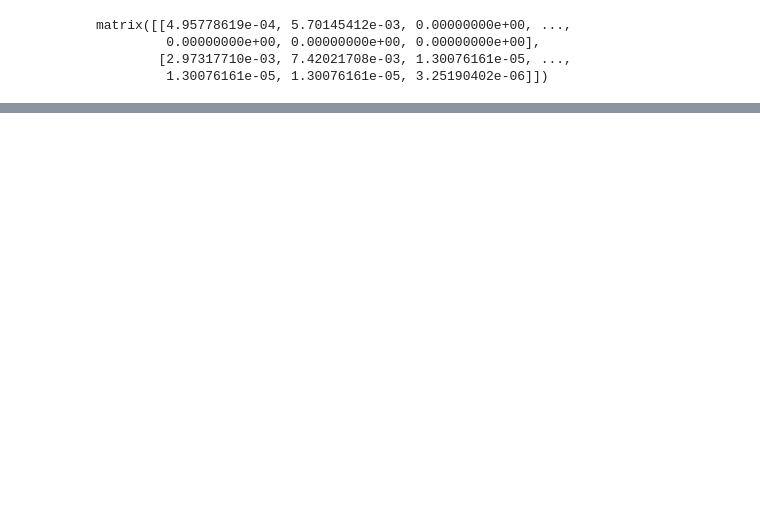
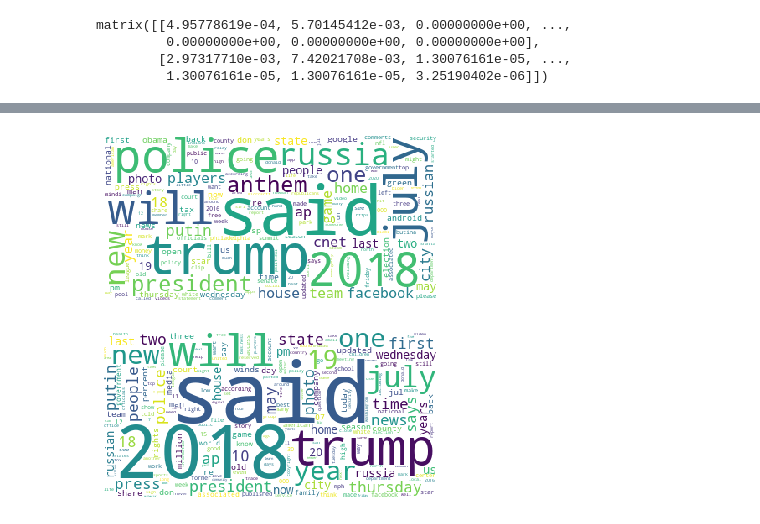
Before and after one commit to harin/cudsi-capstone-2019, a Jupyter notebook: clustering/doc2vec_clustering_evaluated.ipynb, the cells around one changed output, grey strips where cells are left out. Cells and saved outputs as stored; diff of their text form; code cells hidden in the pictures; blank space fills up the shorter version.

```diff
--- a/clustering/doc2vec_clustering_evaluated.ipynb
+++ b/clustering/doc2vec_clustering_evaluated.ipynb
@@ -378,7 +380,5 @@ concat_labeled_articles = list(labeled_articles[['text','prediction']].groupby([
 # %%
 from sklearn.feature_extraction.text import TfidfVectorizer
-
-def avg_tfidf()
 vectorizer = TfidfVectorizer()
 vectors = vectorizer.fit_transform(concat_labeled_articles)
 # %%
@@ -408,0 +414,5 @@ for i in range(0, len(tfidfs)):
+# %%
+def avg_tfidf(clustered_articles):
+    vectorizer = TfidfVectorizer()
+    vectors = vectorizer.fit_transform(clustered_articles)
+    return np.mean(vectors, axis = 0), vectorizer
@@ -408,0 +431,2 @@ for i in range(0, len(tfidfs)):
+# %%
+averaged_tfidfs = labeled_articles[['text','prediction']].groupby(['prediction'])['text'].agg(avg_tfidf)
@@ -408,0 +445,17 @@ for i in range(0, len(tfidfs)):
+# %%
+for i in range(0, len(averaged_tfidfs)):
+    tf, vec = averaged_tfidfs[i]
+    wordcloud = WordCloud(background_color = 'white')
+    tfidfs = pd.DataFrame(tf, columns=vec.get_feature_names())
+    d = {}
+    for k,v in tfidfs.T.reset_index().values:
+        d[k] = v
+    stopwords = set(STOPWORDS)
+    d = {key: d[key] for key in d if key not in stopwords}
+    wc = wordcloud.generate_from_frequencies(d)
+    plt.figure()
+    plt.imshow(wc)
+    plt.axis("off")
+# %% [output]
+[figure, added]
+[figure, added]
```
Also changed, not shown: parts of 5 cells of this notebook.
